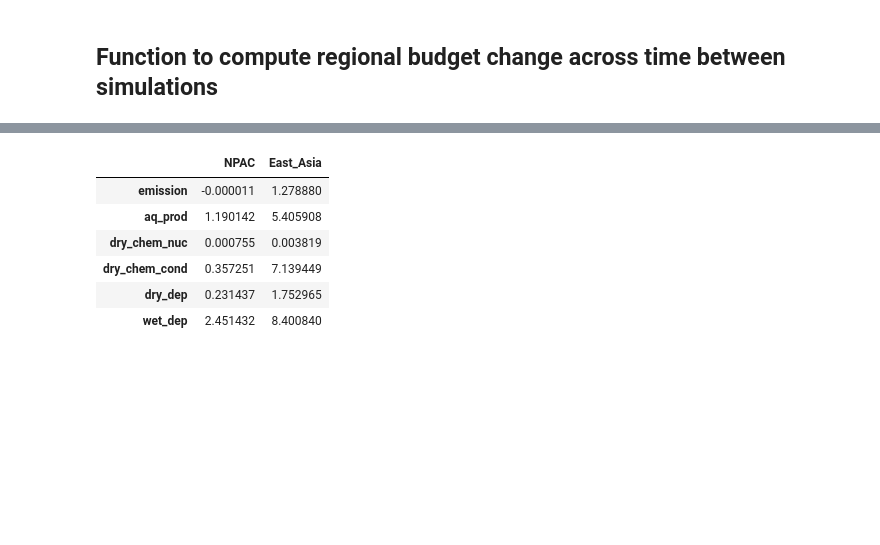
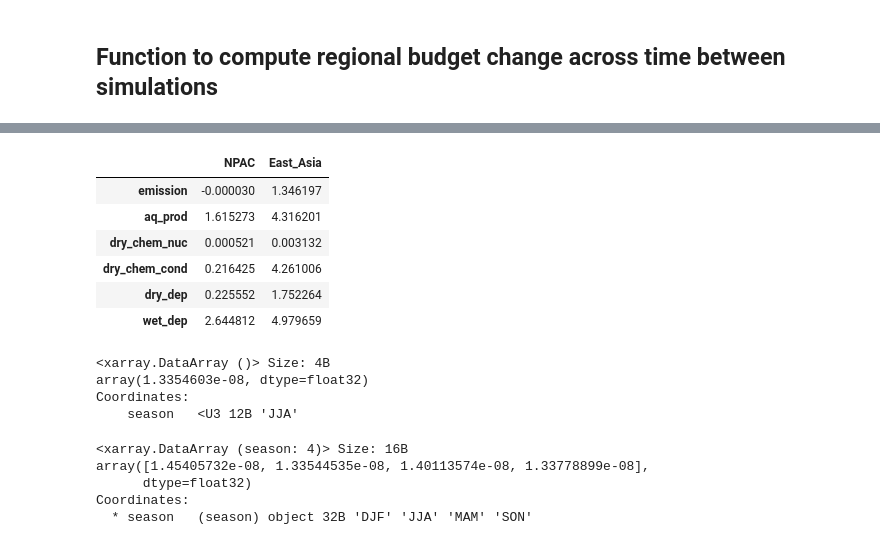
Before and after one commit to jazweifel/Sulfate_Analysis, a Jupyter notebook: Budget_Analysis.ipynb, the cells around one changed output, grey strips where cells are left out. Cells and saved outputs as stored; diff of their text form; code cells hidden in the pictures; blank space fills up the shorter version.

```diff
--- a/Budget_Analysis.ipynb
+++ b/Budget_Analysis.ipynb
@@ -93,13 +112,30 @@ df = pd.DataFrame(budgets).T
+# %%
+df_DJF.T
+# %% [output]
+|  | NPAC | East_Asia |
+| emission | -0.000030 | 1.346197 |
+| aq_prod | 1.615273 | 4.316201 |
+| dry_chem_nuc | 0.000521 | 0.003132 |
+| dry_chem_cond | 0.216425 | 4.261006 |
+| dry_dep | 0.225552 | 1.752264 |
+| wet_dep | 2.644812 | 4.979659 |
 # %%
-df
+test = load_variables_for_all_years('h1', emission_vars)['1850'].groupby('time.season').mean(dim=['time']).sel(season='JJA').sum(dim=['lat', 'lon']).to_array().sum()
-# %% [output]
-|  | NPAC | East_Asia |
-| emission | -0.000011 | 1.278880 |
-| aq_prod | 1.190142 | 5.405908 |
-| dry_chem_nuc | 0.000755 | 0.003819 |
-| dry_chem_cond | 0.357251 | 7.139449 |
-| dry_dep | 0.231437 | 1.752965 |
-| wet_dep | 2.451432 | 8.400840 |
+# %%
+test
+# %% [output]
+<xarray.DataArray ()> Size: 4B
+array(1.3354603e-08, dtype=float32)
+Coordinates:
+    season   <U3 12B 'JJA'
+# %%
+test.to_array().sum(dim=['variable'])
+# %% [output]
+<xarray.DataArray (season: 4)> Size: 16B
+array([1.45405732e-08, 1.33544535e-08, 1.40113574e-08, 1.33778899e-08],
+      dtype=float32)
+Coordinates:
+  * season   (season) object 32B 'DJF' 'JJA' 'MAM' 'SON'
 # %%
 a = load_variables_for_all_years('h1', emission_vars)
 b = load_variables_for_all_years('h1', aq_prod_vars)
```
Also changed, not shown: parts of 4 cells of this notebook.
